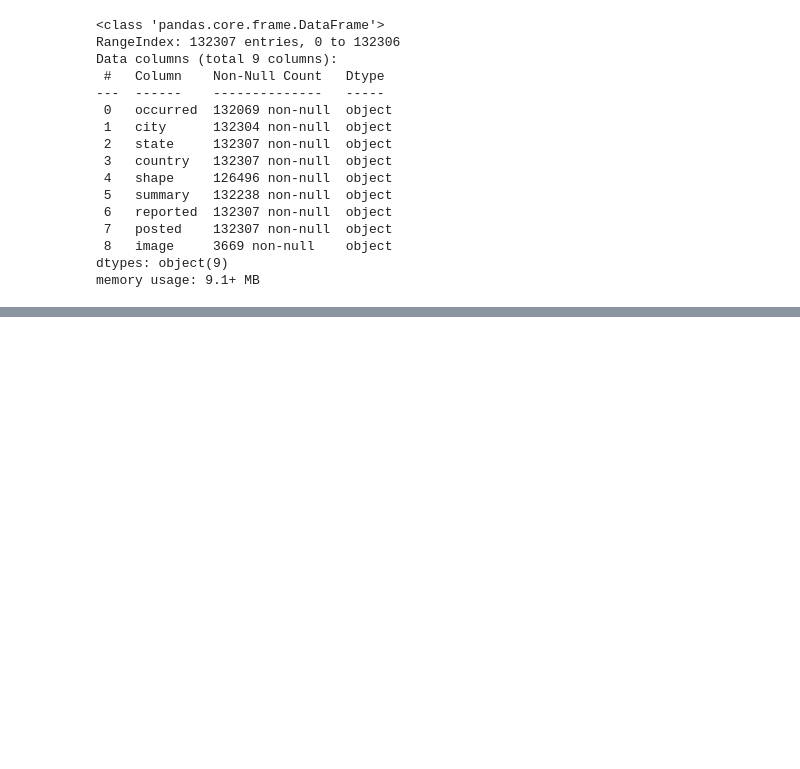
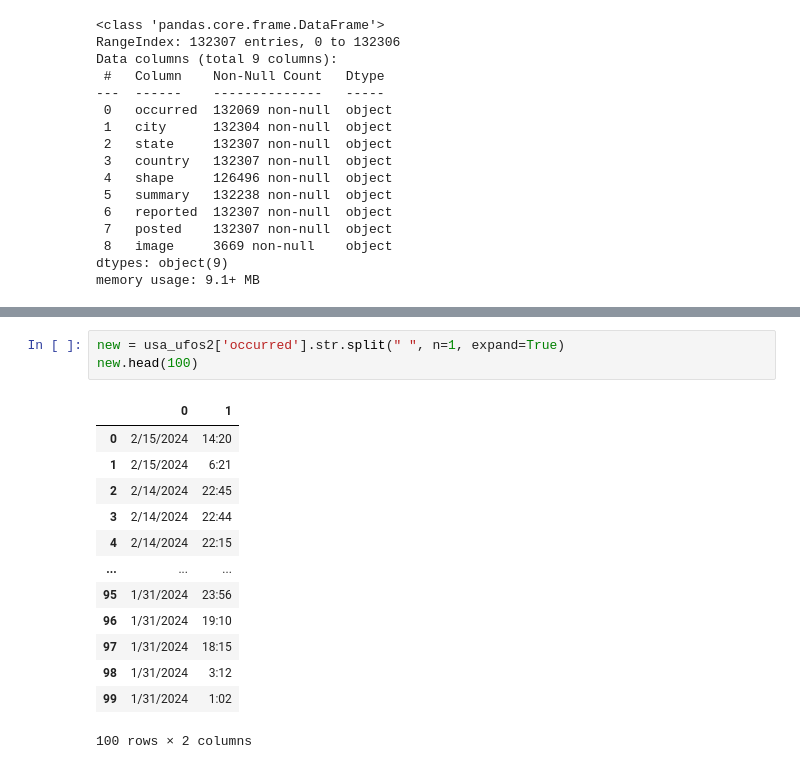
Before and after one commit to t-white-21/ufo-exploration, a Jupyter notebook: notebooks/ufo_sightings.ipynb, the cells around one changed output, grey strips where cells are left out. Drawn from its saved outputs; the diff is of its cells as text; blank space fills up the shorter version.

```diff
--- a/notebooks/ufo_sightings.ipynb
+++ b/notebooks/ufo_sightings.ipynb
@@ -319,0 +327,17 @@ KeyError: 'occured'
+# %%
+new = usa_ufos2['occurred'].str.split(" ", n=1, expand=True)
+new.head(100)
+# %% [output]
+|  | 0 | 1 |
+| 0 | 2/15/2024 | 14:20 |
+| 1 | 2/15/2024 | 6:21 |
+| 2 | 2/14/2024 | 22:45 |
+| 3 | 2/14/2024 | 22:44 |
+| 4 | 2/14/2024 | 22:15 |
+| ... | ... | ... |
+| 95 | 1/31/2024 | 23:56 |
+| 96 | 1/31/2024 | 19:10 |
+| 97 | 1/31/2024 | 18:15 |
+| 98 | 1/31/2024 | 3:12 |
+| 99 | 1/31/2024 | 1:02 |
+100 rows × 2 columns
```
Also changed, not shown: parts of 15 cells of this notebook, 1 other file.
